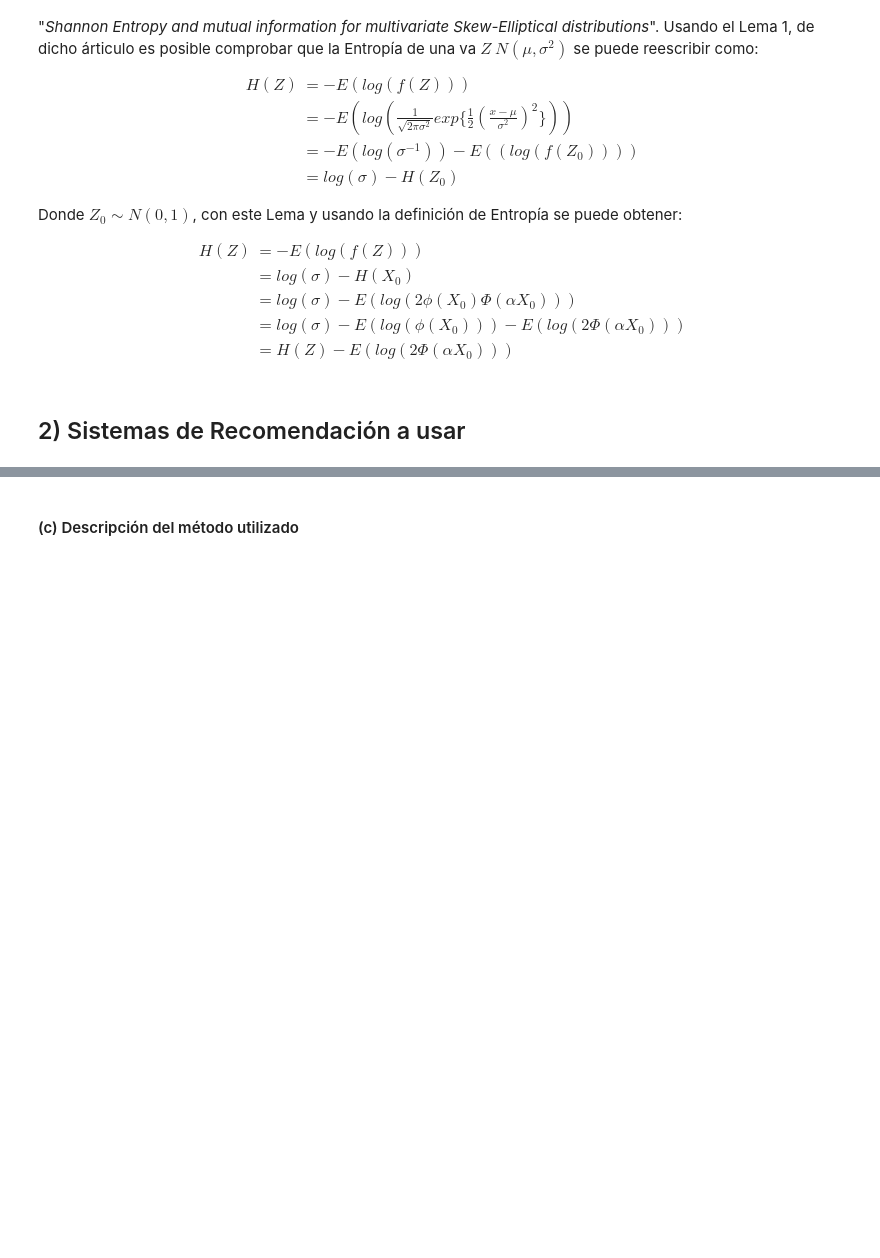
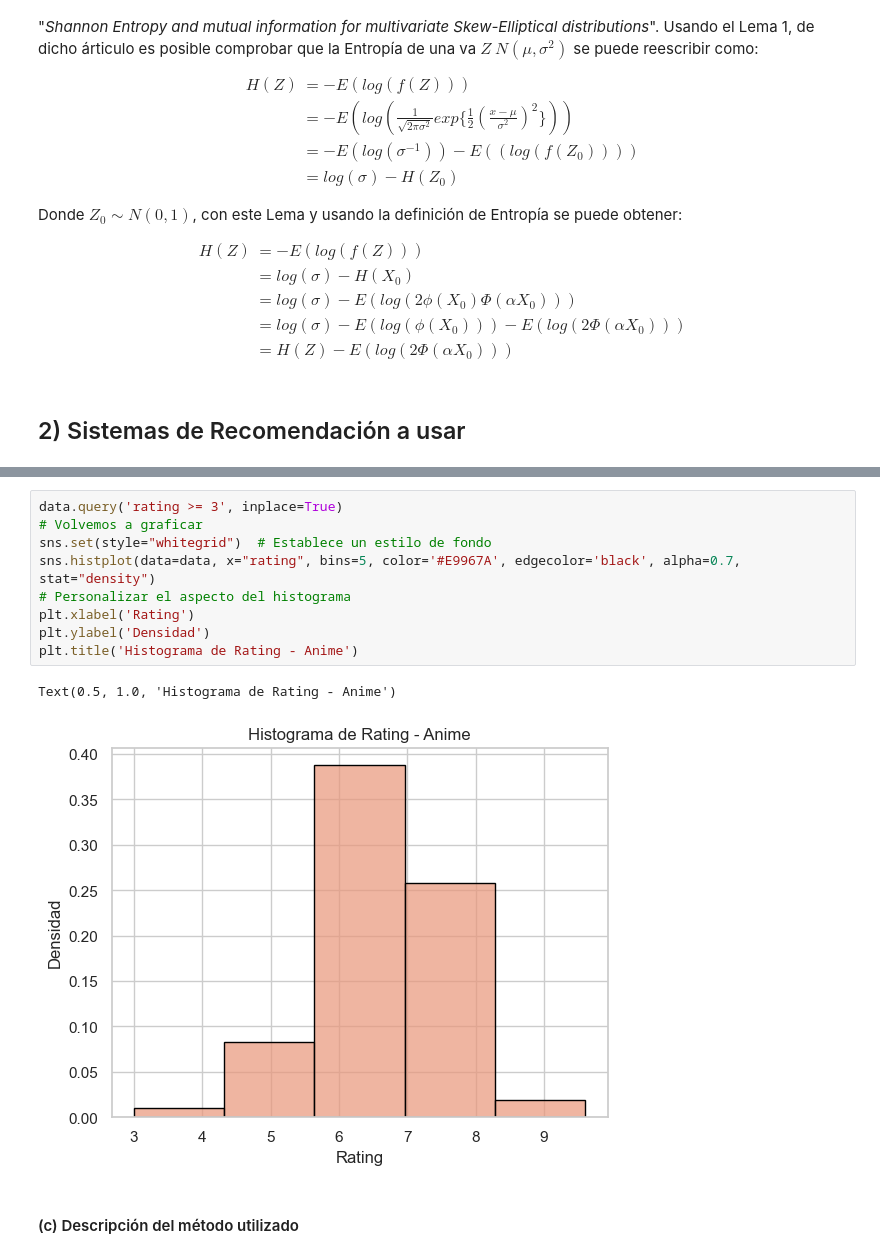
Before and after one commit to ffvilca/topicos_tarea-1, a Jupyter notebook: notebook.ipynb, the cells around one changed output, grey strips where cells are left out. Cells and saved outputs as stored; diff of their text form; blank space fills up the shorter version.

```diff
--- a/notebook.ipynb
+++ b/notebook.ipynb
@@ -98,3 +176,15 @@ Error:
+# %%
+data.query('rating >= 3', inplace=True)
+# Volvemos a graficar
+sns.set(style="whitegrid")  # Establece un estilo de fondo
+sns.histplot(data=data, x="rating", bins=5, color='#E9967A', edgecolor='black', alpha=0.7, stat="density")
+# Personalizar el aspecto del histograma
+plt.xlabel('Rating')
+plt.ylabel('Densidad')
+plt.title('Histograma de Rating - Anime')
+# %% [output]
+Text(0.5, 1.0, 'Histograma de Rating - Anime')
+[figure, added]
 # %% [markdown]
 #### (c) Descripción del método utilizado
 # %% [markdown]
```
Also changed, not shown: parts of 18 cells of this notebook, 1 other file.
